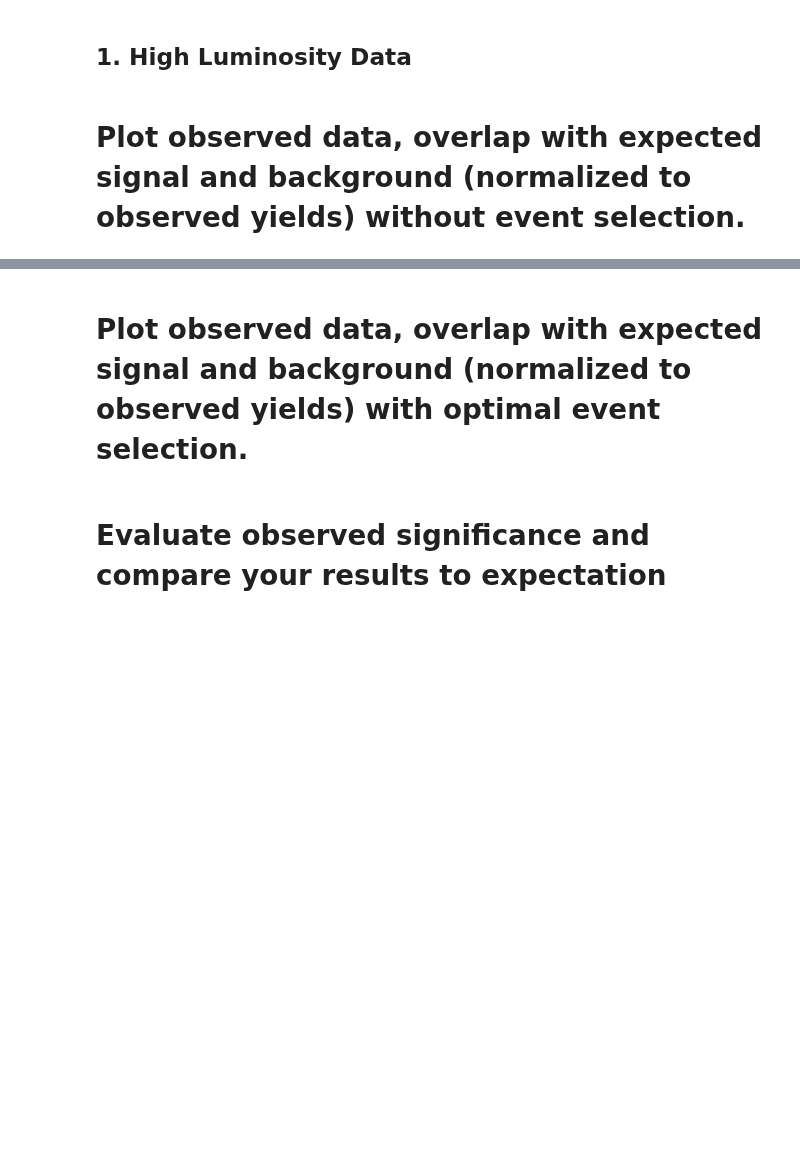
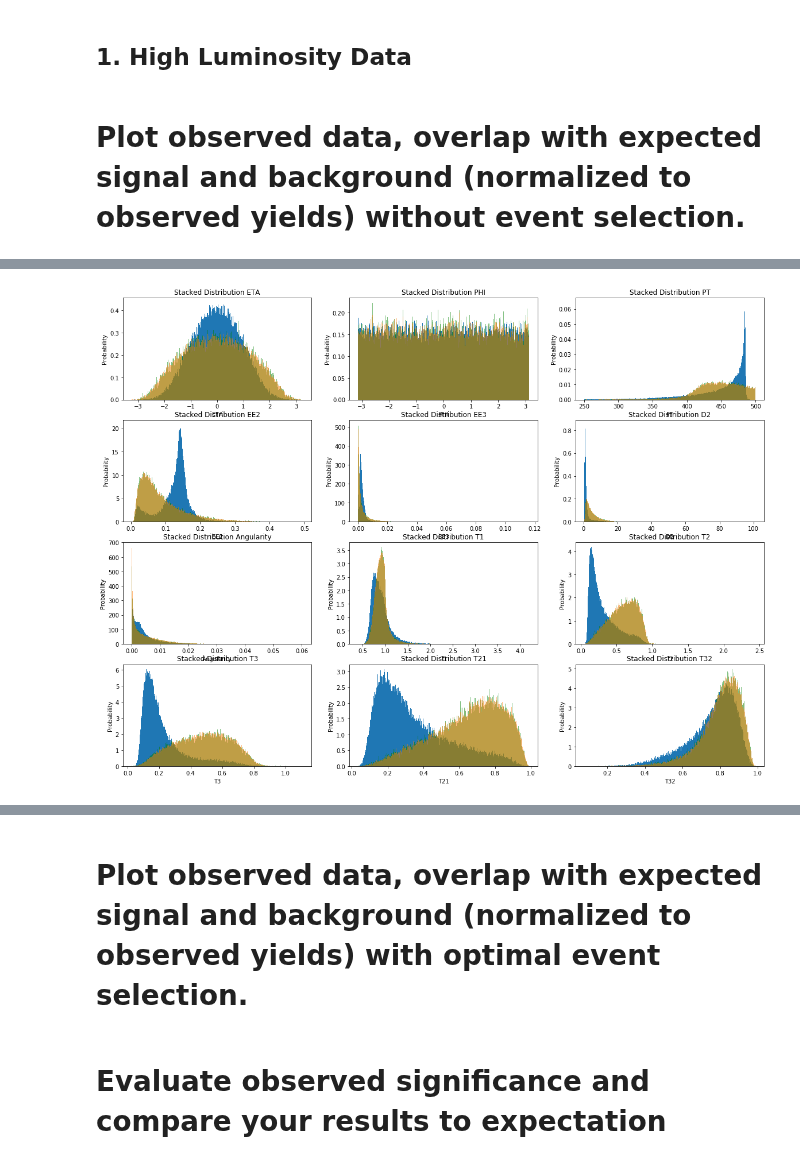
Before and after one commit to elocj/PHYS434, a Jupyter notebook: lab7/lab8.ipynb, the cells around one changed output, grey strips where cells are left out. Drawn from its saved outputs; the diff is of its cells as text; code cells hidden in the pictures; blank space fills up the shorter version.

```diff
--- a/lab7/lab8.ipynb
+++ b/lab7/lab8.ipynb
@@ -69,0 +49,96 @@ plt.show()
+# %%
+# Nhiggs = 100
+# Nqcd = 20000
+# plt.hist(highLumi['pt'], 500, density=True, color='green')
+# plt.hist(higgs['pt'], 500, density=True, alpha=.5, color='blue')
+# plt.hist(qcd['pt'], 500, density=True, alpha=.5, color='red')
+# plt.show()
+
+plt.rcParams["figure.figsize"] = (20,15)
+fig, ax = plt.subplots(4, 3)
+ax[0][0].hist(higgs['eta'], 500, density=True)
+ax[0][0].hist(highLumi['eta'], 500, density=True, color='green', alpha=.5)
+ax[0][0].hist(qcd['eta'], 500, density=True, alpha=.5)
+ax[0][0].set_title('Stacked Distribution ETA')
+ax[0][0].set_ylabel('Probability')
+ax[0][0].set_xlabel('ETA')
+ax[0][1].hist(higgs['phi'], 500, density=True)
+ax[0][1].hist(highLumi['phi'], 500, density=True, color='green', alpha=.5)
+ax[0][1].hist(qcd['phi'], 500, density=True, alpha=.5)
+ax[0][1].set_title('Stacked Distribution PHI')
+ax[0][1].set_ylabel('Probability')
+ax[0][1].set_xlabel('PHI')
+ax[0][2].hist(higgs['pt'], 500, density=True)
+ax[0][2].hist(highLumi['pt'], 500, density=True, color='green', alpha=.5)
+ax[0][2].hist(qcd['pt'], 500, density=True, alpha=.5)
+ax[0][2].set_title('Stacked Distribution PT')
+ax[0][2].set_ylabel('Probability')
+ax[0][2].set_xlabel('PT')
+
+ax[1][0].hist(higgs['ee2'], 500, density=True)
+ax[1][0].hist(highLumi['ee2'], 500, density=True, color='green', alpha=.5)
+ax[1][0].hist(qcd['ee2'], 500, density=True, alpha=.5)
+ax[1][0].set_title('Stacked Distribution EE2')
+ax[1][0].set_ylabel('Probability')
+ax[1][0].set_xlabel('EE2')
+ax[1][1].hist(higgs['ee3'], 500, density=True)
+ax[1][1].hist(highLumi['ee3'], 500, density=True, color='green', alpha=.5)
+ax[1][1].hist(qcd['ee3'], 500, density=True, alpha=.5)
+ax[1][1].set_title('Stacked Distribution EE3')
+ax[1][1].set_ylabel('Probability')
+ax[1][1].set_xlabel('EE3')
+ax[1][2].hist(higgs['d2'], 500, density=True)
+ax[1][2].hist(highLumi['d2'], 500, density=True, color='green', alpha=.5)
+ax[1][2].hist(qcd['d2'], 500, density=True, alpha=.5)
+ax[1][2].set_title('Stacked Distribution D2')
+ax[1][2].set_ylabel('Probability')
+ax[1][2].set_xlabel('D2')
+
+ax[2][0].hist(higgs['angularity'], 500, density=True)
+ax[2][0].hist(highLumi['angularity'], 500, density=True, color='green', alpha=.5)
+ax[2][0].hist(qcd['angularity'], 500, density=True, alpha=.5)
+ax[2][0].set_title('Stacked Distribution Angularity')
+ax[2][0].set_ylabel('Probability')
+ax[2][0].set_xlabel('Angularity')
+ax[2][1].hist(higgs['t1'], 500, density=True)
+ax[2][1].hist(highLumi['t1'], 500, density=True, color='green', alpha=.5)
+ax[2][1].hist(qcd['t1'], 500, density=True, alpha=.5)
+ax[2][1].set_title('Stacked Distribution T1')
+ax[2][1].set_ylabel('Probability')
+ax[2][1].set_xlabel('T1')
+ax[2][2].hist(higgs['t2'], 500, density=True)
+ax[2][2].hist(highLumi['t2'], 500, density=True, color='green', alpha=.5)
+ax[2][2].hist(qcd['t2'], 500, density=True, alpha=.5)
+ax[2][2].set_title('Stacked Distribution T2')
+ax[2][2].set_ylabel('Probability')
+ax[2][2].set_xlabel('T2')
+
+ax[3][0].hist(higgs['t3'], 500, density=True)
+ax[3][0].hist(highLumi['t3'], 500, density=True, color='green', alpha=.5)
+ax[3][0].hist(qcd['t3'], 500, density=True, alpha=.5)
+ax[3][0].set_title('Stacked Distribution T3')
+ax[3][0].set_ylabel('Probability')
+ax[3][0].set_xlabel('T3')
+ax[3][1].hist(higgs['t21'], 500, density=True)
+ax[3][1].hist(highLumi['t21'], 500, density=True, color='green', alpha=.5)
+ax[3][1].hist(qcd['t21'], 500, density=True, alpha=.5)
+ax[3][1].set_title('Stacked Distribution T21')
+ax[3][1].set_ylabel('Probability')
+ax[3][1].set_xlabel('T21')
+ax[3][2].hist(higgs['t32'], 500, density=True)
+ax[3][2].hist(highLumi['t32'], 500, density=True, color='green', alpha=.5)
+ax[3][2].hist(qcd['t32'], 500, density=True, alpha=.5)
+ax[3][2].set_title('Stacked Distribution T32')
+ax[3][2].set_ylabel('Probability')
+ax[3][2].set_xlabel('T32')
+plt.show()
+
+plt.hist(higgs['KtDeltaR'], 500, density=True)
+plt.hist(highLumi['KtDeltaR'], 500, density=True, color='green', alpha=.5)
+plt.hist(qcd['KtDeltaR'], 500, density=True, alpha=.5)
+plt.title('Stacked Distribution KtDeltaR')
+plt.ylabel('Probability')
+plt.xlabel('KtDeltaR')
+plt.show()
+# %% [output]
+[figure, added]
```
Also changed, not shown: parts of 3 cells of this notebook, 1 other file.
